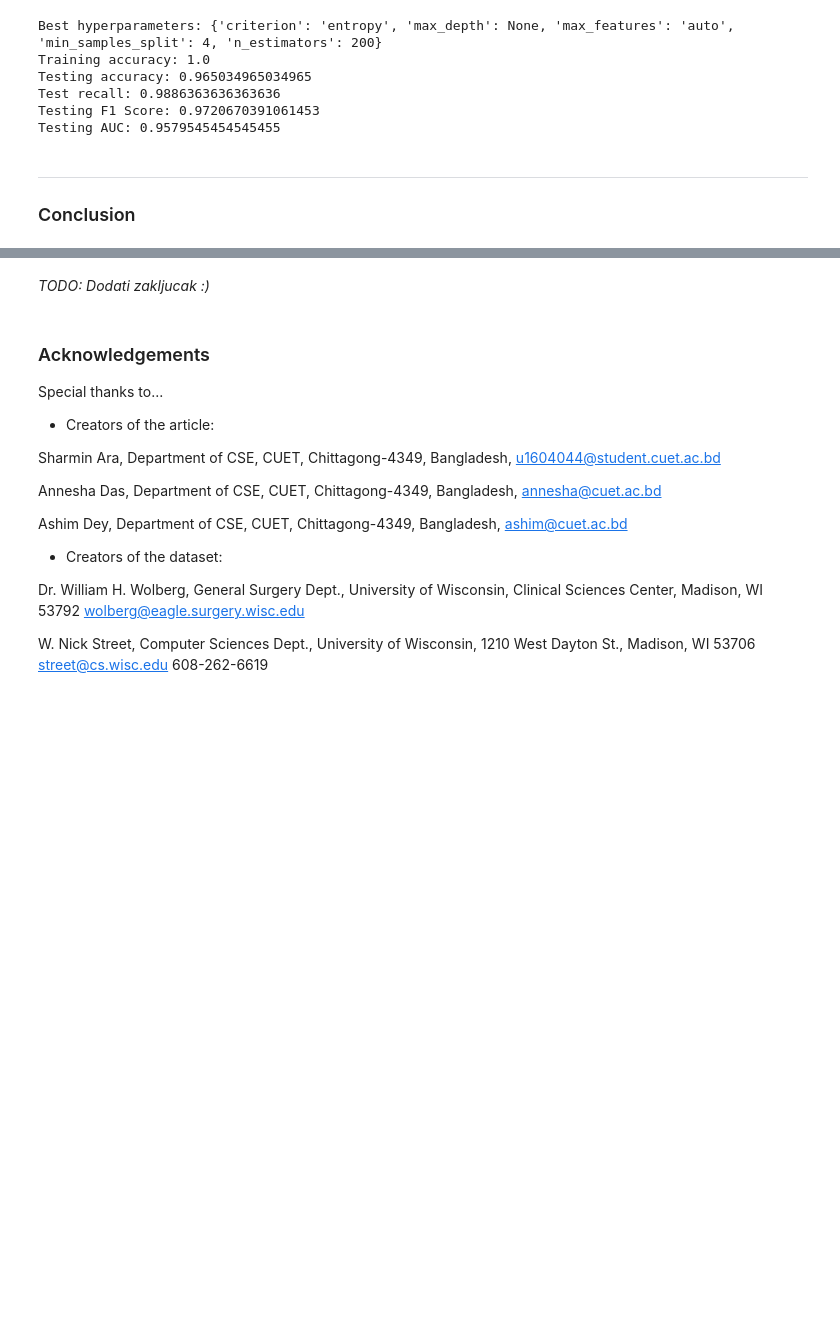
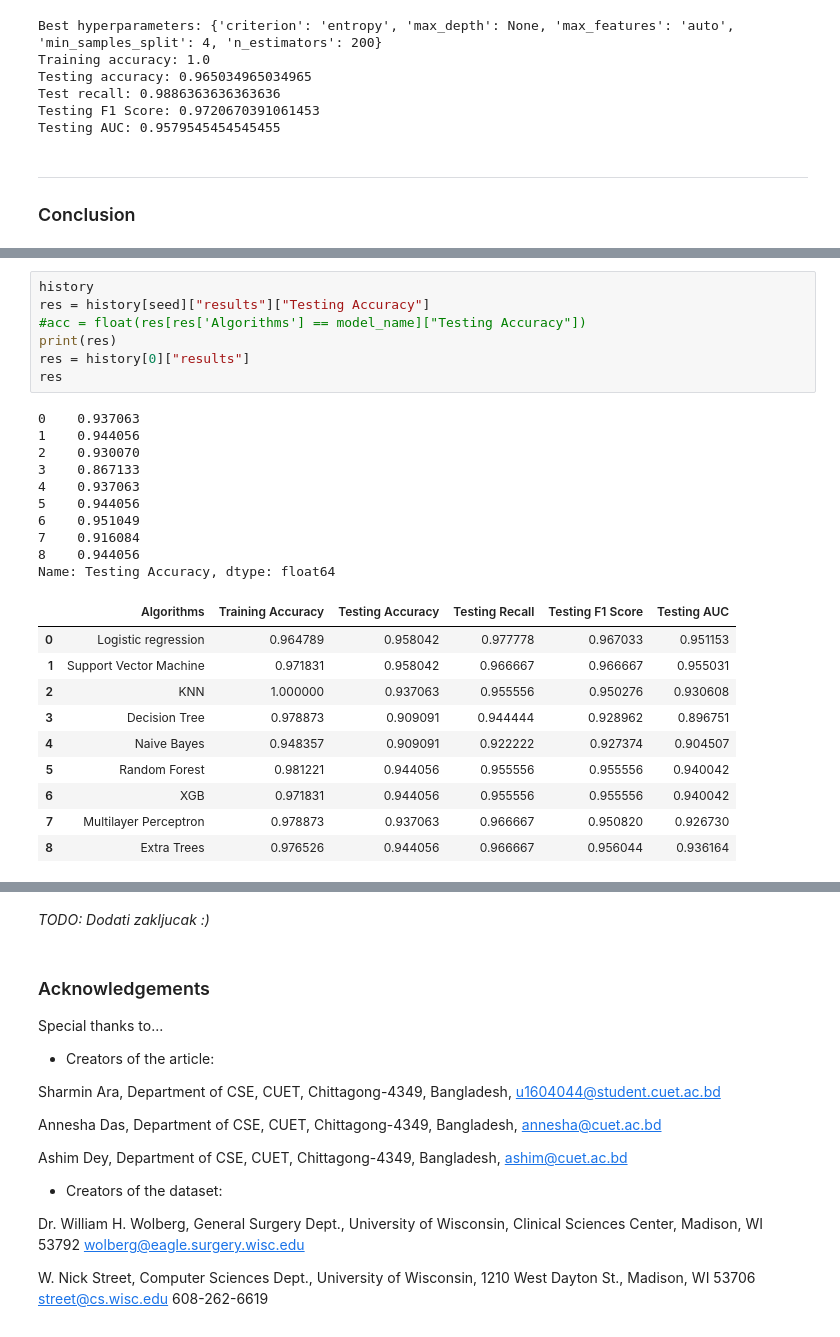
Before and after one commit to fsentin/uzop-extended, a Jupyter notebook: projectNotebook.ipynb, the cells around one changed output, grey strips where cells are left out. Cells and saved outputs as stored; diff of their text form; blank space fills up the shorter version.

Commit message:
added evaluation over random states

```diff
--- a/projectNotebook.ipynb
+++ b/projectNotebook.ipynb
@@ -608,0 +776,28 @@ draw_confusion_matrix(clf_etc, 'Extra Tree', None)
+# %%
+history
+res = history[seed]["results"]["Testing Accuracy"]
+#acc = float(res[res['Algorithms'] == model_name]["Testing Accuracy"])
+print(res)
+res = history[0]["results"]
+res
+# %% [output]
+0    0.937063
+1    0.944056
+2    0.930070
+3    0.867133
+4    0.937063
+5    0.944056
+6    0.951049
+7    0.916084
+8    0.944056
+Name: Testing Accuracy, dtype: float64
+|  | Algorithms | Training Accuracy | Testing Accuracy | Testing Recall | Testing F1 Score | Testing AUC |
+| 0 | Logistic regression | 0.964789 | 0.958042 | 0.977778 | 0.967033 | 0.951153 |
+| 1 | Support Vector Machine | 0.971831 | 0.958042 | 0.966667 | 0.966667 | 0.955031 |
+| 2 | KNN | 1.000000 | 0.937063 | 0.955556 | 0.950276 | 0.930608 |
+| 3 | Decision Tree | 0.978873 | 0.909091 | 0.944444 | 0.928962 | 0.896751 |
+| 4 | Naive Bayes | 0.948357 | 0.909091 | 0.922222 | 0.927374 | 0.904507 |
+| 5 | Random Forest | 0.981221 | 0.944056 | 0.955556 | 0.955556 | 0.940042 |
+| 6 | XGB | 0.971831 | 0.944056 | 0.955556 | 0.955556 | 0.940042 |
+| 7 | Multilayer Perceptron | 0.978873 | 0.937063 | 0.966667 | 0.950820 | 0.926730 |
+| 8 | Extra Trees | 0.976526 | 0.944056 | 0.966667 | 0.956044 | 0.936164 |
```
Also changed, not shown: parts of 18 cells of this notebook.
